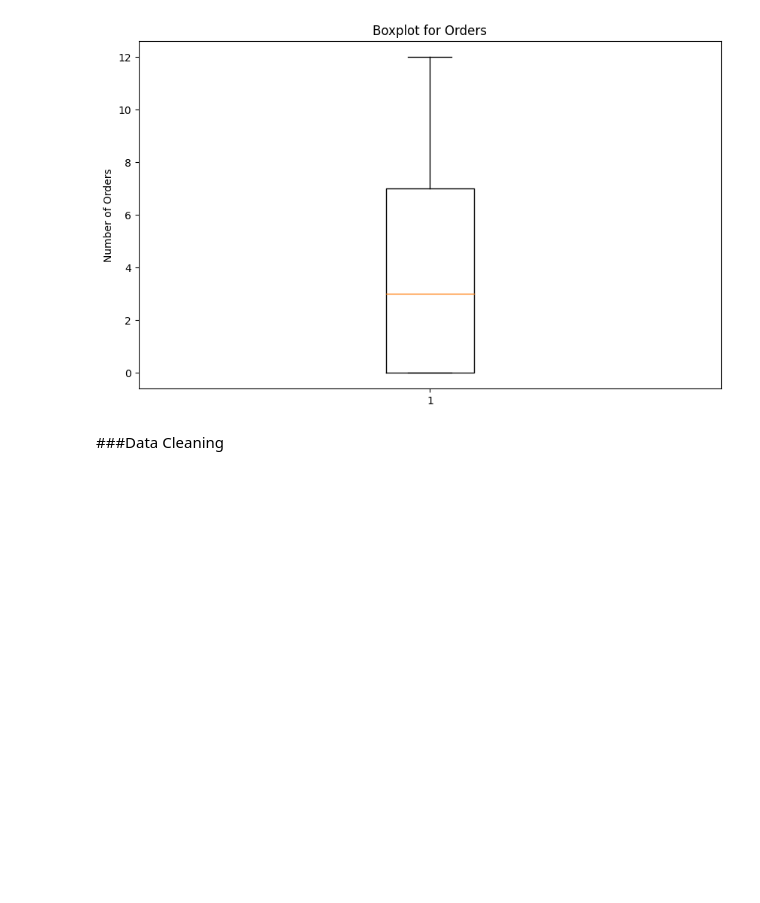
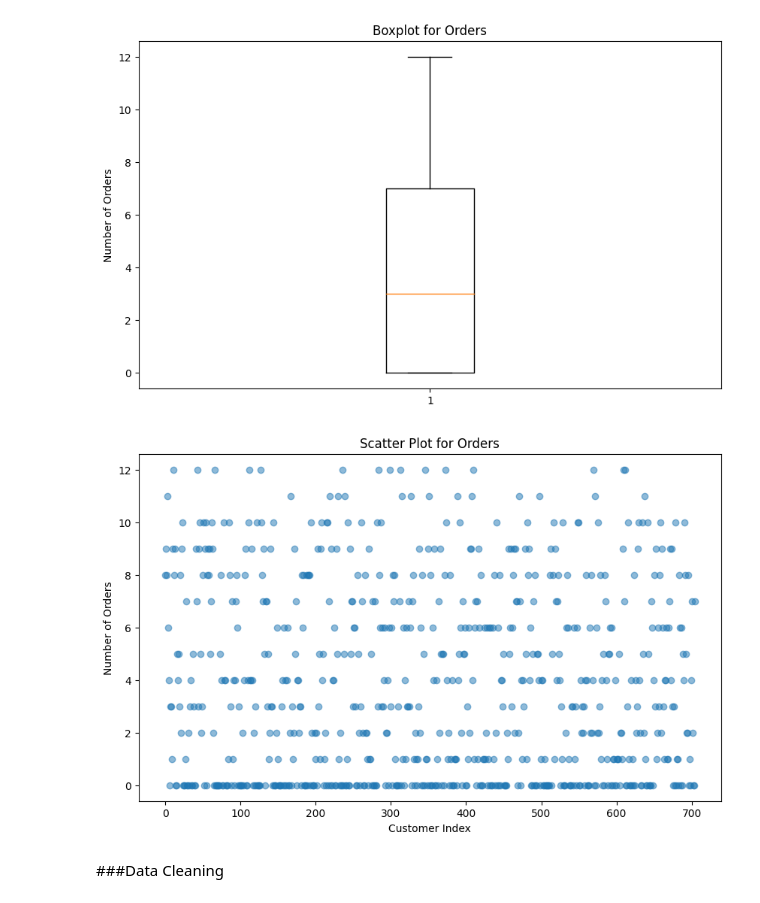
Before and after one commit to Ashish-pal/Ecom_Customer_Segmentation_DS, a Jupyter notebook: Ecom_Customer_Segmentation.ipynb, the cells around one changed output. Cells and saved outputs as stored; diff of their text form; code cells hidden in the pictures; blank space fills up the shorter version.

```diff
--- a/Ecom_Customer_Segmentation.ipynb
+++ b/Ecom_Customer_Segmentation.ipynb
@@ -173,6 +173,15 @@ plt.ylabel('Number of Orders')
 plt.show()
 # %% [output]
 [figure]
+# %%
+plt.figure(figsize=(10, 6))
+plt.scatter(range(len(dataset['Orders'])), dataset['Orders'], alpha=0.5)
+plt.title('Scatter Plot for Orders')
+plt.xlabel('Customer Index')
+plt.ylabel('Number of Orders')
+plt.show()
+# %% [output]
+[figure, added]
 # %%
 from sklearn.model_selection import train_test_split
 from sklearn.preprocessing import StandardScaler, LabelEncoder
```
Also changed, not shown: parts of 15 cells of this notebook, 1 other file.
